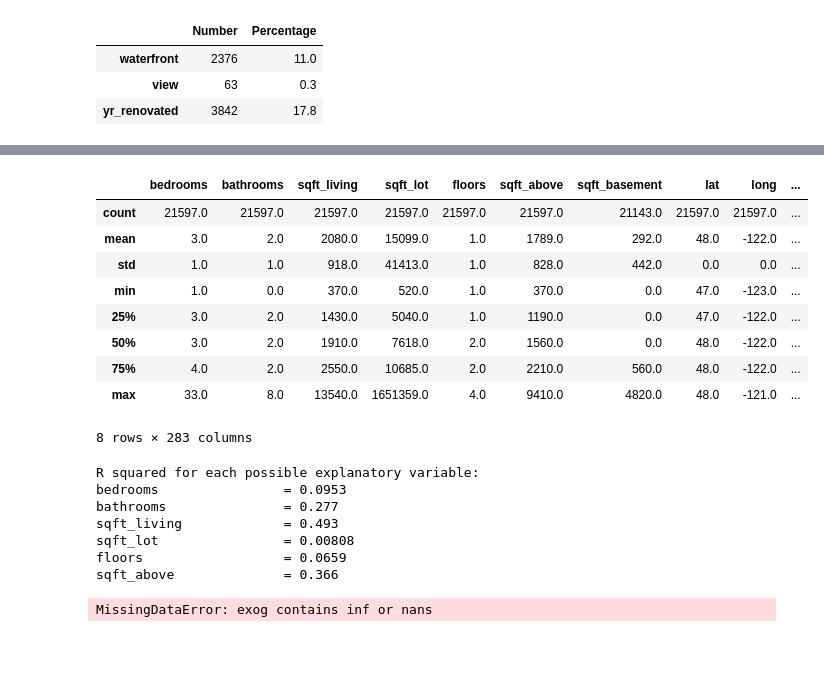
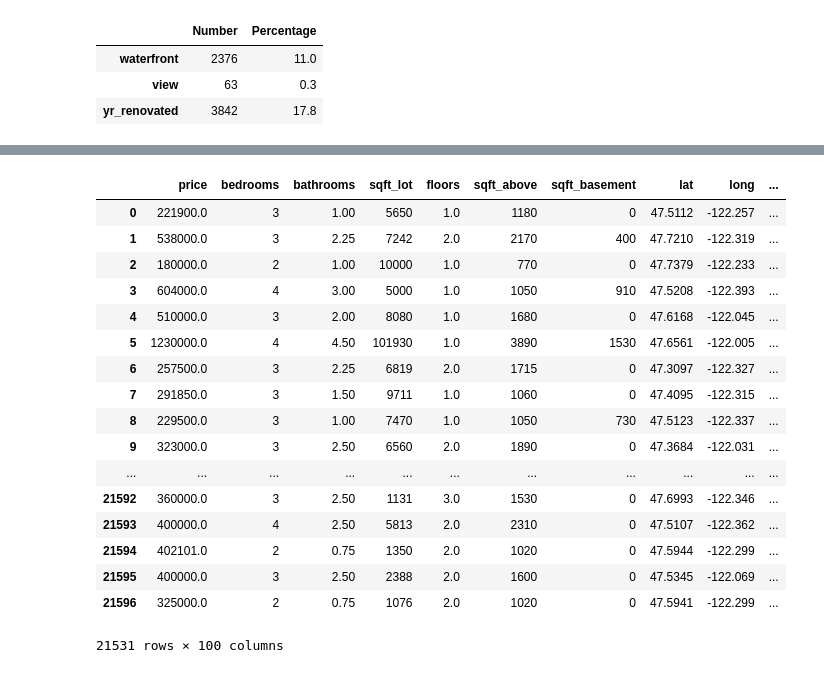
Before and after one commit to Vivi-Wi/House_Price_Prediction, a Jupyter notebook: Project1_EDA.ipynb, the cells around one changed output, grey strips where cells are left out. Cells and saved outputs as stored; diff of their text form; code cells hidden in the pictures.

```diff
--- a/Project1_EDA.ipynb
+++ b/Project1_EDA.ipynb
@@ -116 +146,19 @@ Of the 21 variables two show incomplete data:
+# %%
+kc = kc.drop(['id', 'date','sqft_living'], axis=1) # removing unusable data
+
+cat = kc.filter(['waterfront',
+         'view',
+         'condition',
+         'grade',
+         'yr_built',
+         'yr_renovated',
+         'zipcode'], axis=1).astype("category")
+
+kc = kc.drop(cat, axis=1) # replacing categorical data with dummies
+kc = kc.apply(pd.to_numeric)
+# %%
+# removing outliers
+outlier_indicies = list(kc[stats.zscore(kc) > 10].index)
+kc.drop(outlier_indicies, inplace=True)
+cat.drop(outlier_indicies, inplace=True)
 # %%
@@ -135,11 +184,4 @@ for i in cat:
     i_dummies = pd.get_dummies(cat[i], prefix=i, drop_first=True)
     dummies = pd.concat([dummies, i_dummies], axis=1)
 
-kc_dum = kc.drop(['id', 'date', 'price'], axis=1) # removing unusable data and the response variable
-kc_dum = kc_dum.drop(cat, axis=1) # replacing categorical data with dummies
-kc_dum = pd.concat([kc_dum, dummies], axis=1)
+kc_dum = pd.concat([kc, dummies], axis=1)
-# %%
-kc_dum['sqft_basement'].replace("?", 0, inplace=True)
-kc_dum=kc_dum.apply(pd.to_numeric)
-#datetime.strptime(date, '%mm-%dd-%YYYY')
-#datetime.fromisoformat('10/13/2014').timestamp()
@@ -146,33 +191,21 @@ kc_dum=kc_dum.apply(pd.to_numeric)
 # %%
-kc_dum.describe().round()
+kc_dum
 # %% [output]
-|  | bedrooms | bathrooms | sqft_living | sqft_lot | floors | sqft_above | sqft_basement | lat | long | ... |
-| count | 21597.0 | 21597.0 | 21597.0 | 21597.0 | 21597.0 | 21597.0 | 21143.0 | 21597.0 | 21597.0 | ... |
-| mean | 3.0 | 2.0 | 2080.0 | 15099.0 | 1.0 | 1789.0 | 292.0 | 48.0 | -122.0 | ... |
-| std | 1.0 | 1.0 | 918.0 | 41413.0 | 1.0 | 828.0 | 442.0 | 0.0 | 0.0 | ... |
-| min | 1.0 | 0.0 | 370.0 | 520.0 | 1.0 | 370.0 | 0.0 | 47.0 | -123.0 | ... |
-| 25% | 3.0 | 2.0 | 1430.0 | 5040.0 | 1.0 | 1190.0 | 0.0 | 47.0 | -122.0 | ... |
-| 50% | 3.0 | 2.0 | 1910.0 | 7618.0 | 2.0 | 1560.0 | 0.0 | 48.0 | -122.0 | ... |
-| 75% | 4.0 | 2.0 | 2550.0 | 10685.0 | 2.0 | 2210.0 | 560.0 | 48.0 | -122.0 | ... |
-| max | 33.0 | 8.0 | 13540.0 | 1651359.0 | 4.0 | 9410.0 | 4820.0 | 48.0 | -121.0 | ... |
+|  | price | bedrooms | bathrooms | sqft_lot | floors | sqft_above | sqft_basement | lat | long | ... |
+| 0 | 221900.0 | 3 | 1.00 | 5650 | 1.0 | 1180 | 0 | 47.5112 | -122.257 | ... |
+| 1 | 538000.0 | 3 | 2.25 | 7242 | 2.0 | 2170 | 400 | 47.7210 | -122.319 | ... |
+| 2 | 180000.0 | 2 | 1.00 | 10000 | 1.0 | 770 | 0 | 47.7379 | -122.233 | ... |
+| 3 | 604000.0 | 4 | 3.00 | 5000 | 1.0 | 1050 | 910 | 47.5208 | -122.393 | ... |
+| 4 | 510000.0 | 3 | 2.00 | 8080 | 1.0 | 1680 | 0 | 47.6168 | -122.045 | ... |
+| 5 | 1230000.0 | 4 | 4.50 | 101930 | 1.0 | 3890 | 1530 | 47.6561 | -122.005 | ... |
+| 6 | 257500.0 | 3 | 2.25 | 6819 | 2.0 | 1715 | 0 | 47.3097 | -122.327 | ... |
+| 7 | 291850.0 | 3 | 1.50 | 9711 | 1.0 | 1060 | 0 | 47.4095 | -122.315 | ... |
+| 8 | 229500.0 | 3 | 1.00 | 7470 | 1.0 | 1050 | 730 | 47.5123 | -122.337 | ... |
+| 9 | 323000.0 | 3 | 2.50 | 6560 | 2.0 | 1890 | 0 | 47.3684 | -122.031 | ... |
+| ... | ... | ... | ... | ... | ... | ... | ... | ... | ... | ... |
+| 21592 | 360000.0 | 3 | 2.50 | 1131 | 3.0 | 1530 | 0 | 47.6993 | -122.346 | ... |
+| 21593 | 400000.0 | 4 | 2.50 | 5813 | 2.0 | 2310 | 0 | 47.5107 | -122.362 | ... |
+| 21594 | 402101.0 | 2 | 0.75 | 1350 | 2.0 | 1020 | 0 | 47.5944 | -122.299 | ... |
+| 21595 | 400000.0 | 3 | 2.50 | 2388 | 2.0 | 1600 | 0 | 47.5345 | -122.069 | ... |
+| 21596 | 325000.0 | 2 | 0.75 | 1076 | 2.0 | 1020 | 0 | 47.5941 | -122.299 | ... |
-8 rows × 283 columns
+21531 rows × 100 columns
-# %%
-exp = list(kc_dum.columns)
-
-print('R squared for each possible explanatory variable:' )
-for i in exp:
-    X = kc_dum[i]
-    X = sm.add_constant(X)
-    y = kc.price
-    print('{:7s} \t \t= {:.3}'.format(i, sm.OLS(y,X).fit().rsquared))
-
-#smf.ols(formula='price ~ xxxxx', data=kc).fit().summary()
-# %% [output]
-R squared for each possible explanatory variable:
-bedrooms                = 0.0953
-bathrooms               = 0.277
-sqft_living             = 0.493
-sqft_lot                = 0.00808
-floors                  = 0.0659
-sqft_above              = 0.366
-MissingDataError: exog contains inf or nans
```
Also changed, not shown: parts of 15 cells of this notebook, 1 other file.
